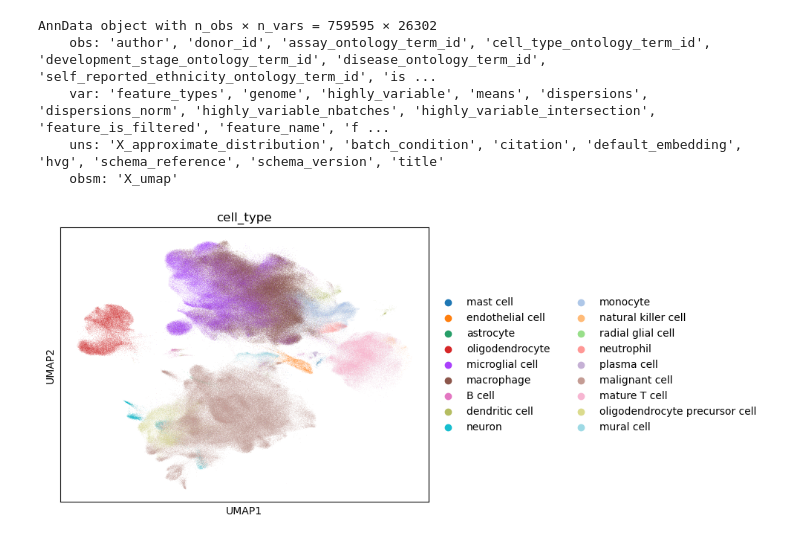
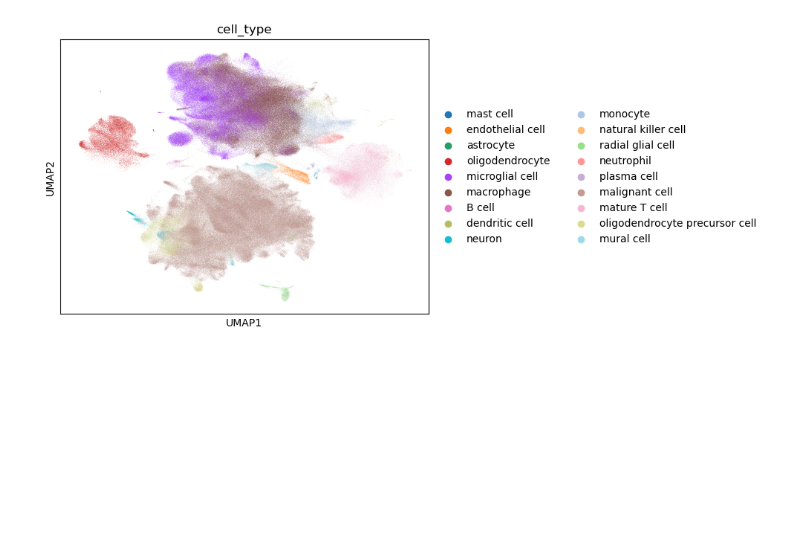
Before and after one commit to JiehoonKwak/crisprscreen, a Jupyter notebook: notebooks/gbmap/eda.ipynb, the cells around one changed output. Drawn from its saved outputs; the diff is of its cells as text; code cells hidden in the pictures; blank space fills up the shorter version.

```diff
--- a/notebooks/gbmap/eda.ipynb
+++ b/notebooks/gbmap/eda.ipynb
@@ -8,3 +8,6 @@ import pandas as pd
 pd.set_option('display.max_columns', None)
 # %%
 os.chdir('../..')
+# %%
+adata = sc.read('data/gbmap/extended_gbmap.h5ad', cache = True)
+adata
@@ -10,0 +20,5 @@ os.chdir('../..')
+# %%
+cond = (adata.obs.stage.isin(["unknown", "Primary"])) & (adata.obs['is_primary_data'] == True)
+# %%
+bdata = adata[cond].copy()
+bdata
@@ -11,13 +51,6 @@ os.chdir('../..')
+# %%
+sc.pl.umap(bdata, color = 'cell_type')
+# %% [output]
+[figure, added]
 # %%
-adata = sc.read_h5ad('output/extended_gbmap_filtered.h5ad')
-adata
+bdata.write('output/extended_gbmap_filtered.h5ad')
-# %% [output]
-AnnData object with n_obs × n_vars = 759595 × 26302
-    obs: 'author', 'donor_id', 'assay_ontology_term_id', 'cell_type_ontology_term_id', 'development_stage_ontology_term_id', 'disease_ontology_term_id', 'self_reported_ethnicity_ontology_term_id', 'is ...
-    var: 'feature_types', 'genome', 'highly_variable', 'means', 'dispersions', 'dispersions_norm', 'highly_variable_nbatches', 'highly_variable_intersection', 'feature_is_filtered', 'feature_name', 'f ...
-    uns: 'X_approximate_distribution', 'batch_condition', 'citation', 'default_embedding', 'hvg', 'schema_reference', 'schema_version', 'title'
-    obsm: 'X_umap'
-# %%
-sc.pl.umap(adata, color = 'cell_type')
-# %% [output]
-[figure, removed]
```
Also changed, not shown: parts of 3 cells of this notebook, 6 other files.
